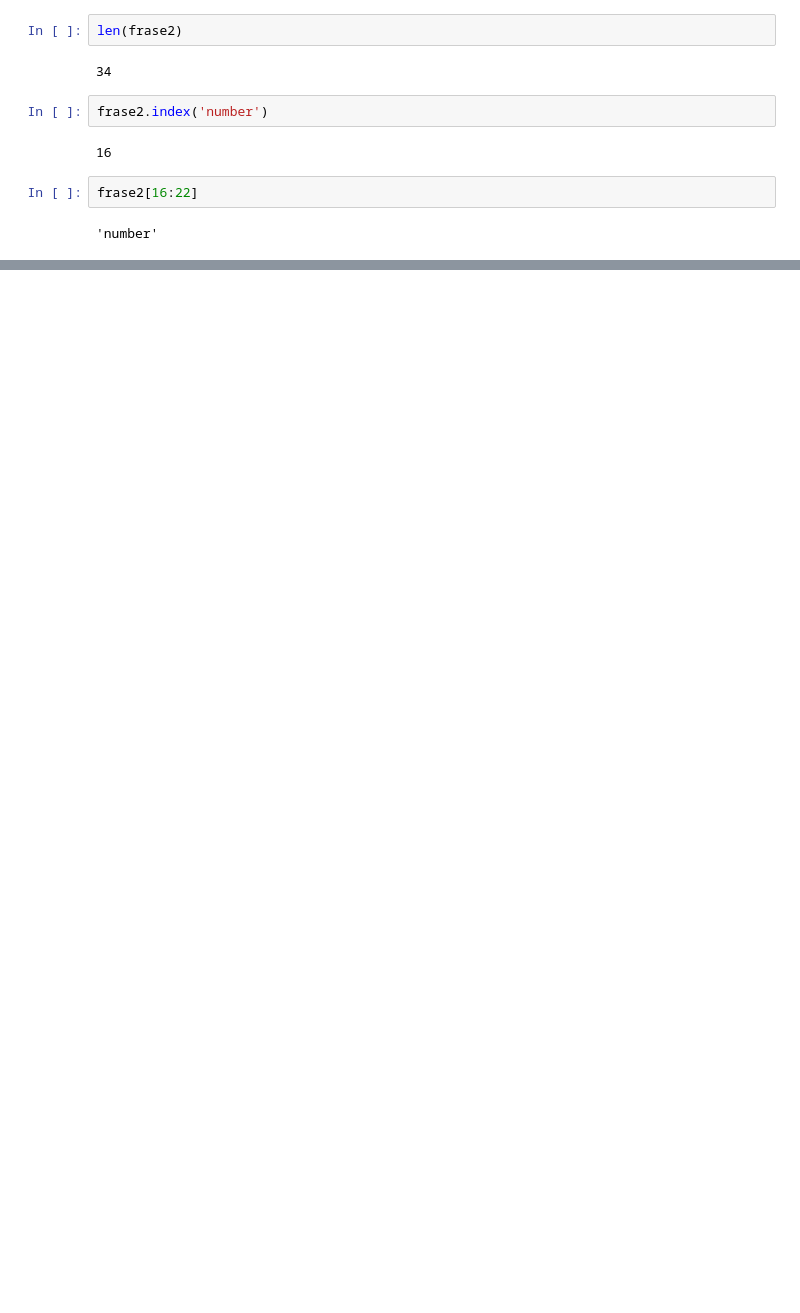
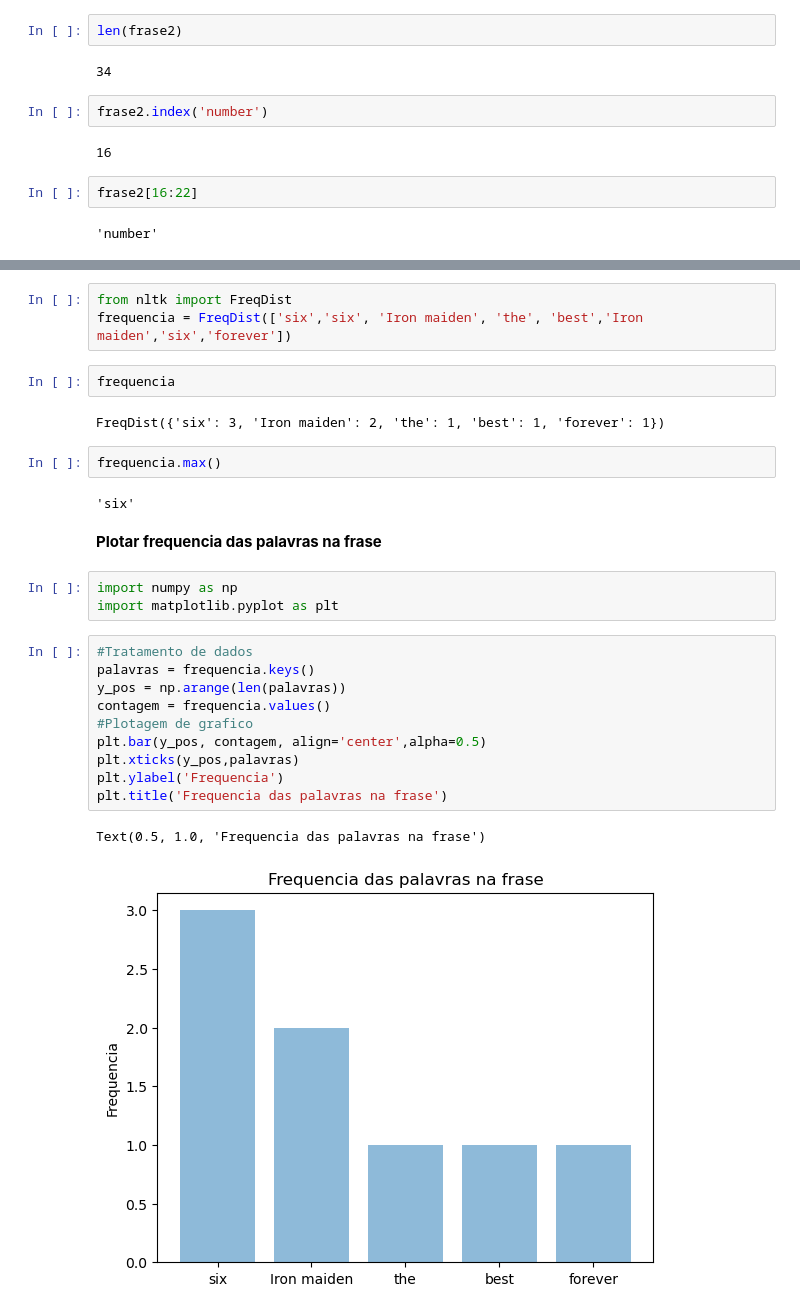
Before and after one commit to Kouta-22/Pratices_DataScience, a Jupyter notebook: aulas_data_mining/aula01.ipynb, the cells around one changed output, grey strips where cells are left out. Drawn from its saved outputs; the diff is of its cells as text; blank space fills up the shorter version.

Commit message:
text mining practice

```diff
--- a/aulas_data_mining/aula01.ipynb
+++ b/aulas_data_mining/aula01.ipynb
@@ -61,0 +87,29 @@ frase2[16:22]
+# %%
+from nltk import FreqDist
+frequencia = FreqDist(['six','six', 'Iron maiden', 'the', 'best','Iron maiden','six','forever'])
+# %%
+frequencia
+# %% [output]
+FreqDist({'six': 3, 'Iron maiden': 2, 'the': 1, 'best': 1, 'forever': 1})
+# %%
+frequencia.max()
+# %% [output]
+'six'
+# %% [markdown]
+__Plotar frequencia das palavras na frase__
+# %%
+import numpy as np
+import matplotlib.pyplot as plt
+# %%
+#Tratamento de dados
+palavras = frequencia.keys()
+y_pos = np.arange(len(palavras))
+contagem = frequencia.values()
+#Plotagem de grafico
+plt.bar(y_pos, contagem, align='center',alpha=0.5)
+plt.xticks(y_pos,palavras)
+plt.ylabel('Frequencia')
+plt.title('Frequencia das palavras na frase')
+# %% [output]
+Text(0.5, 1.0, 'Frequencia das palavras na frase')
+[figure, added]
```
Also changed, not shown: parts of 53 cells of this notebook.
